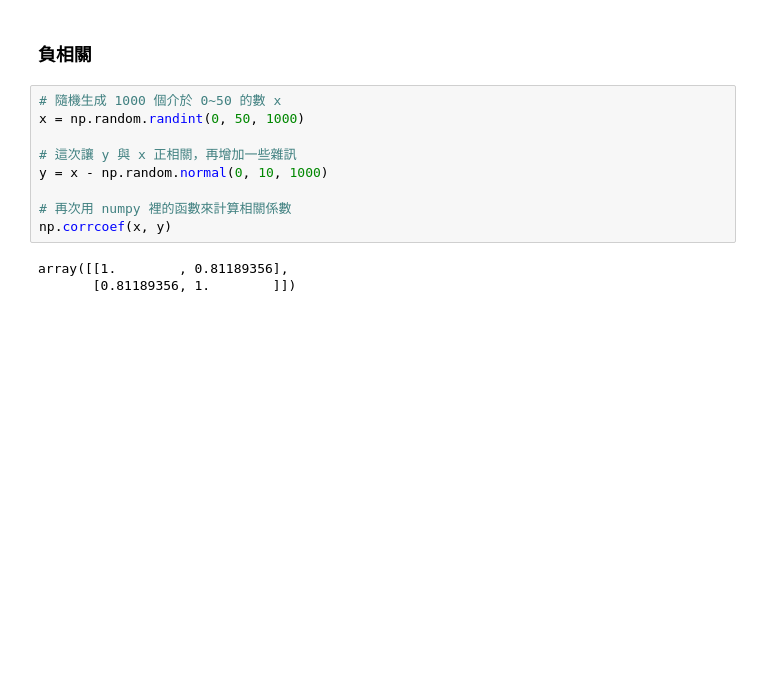
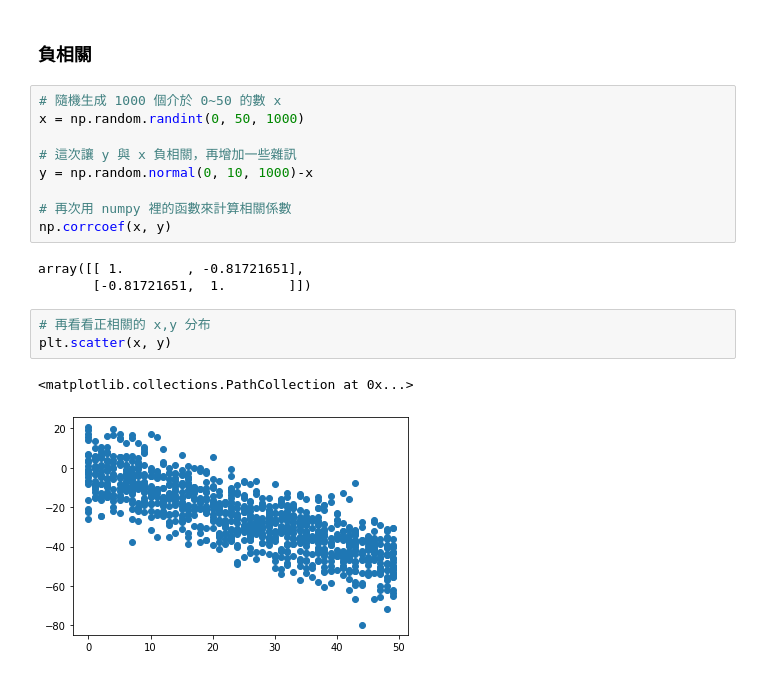
Before and after one commit to DLnovice/4th-ML100Days, a Jupyter notebook: homework/Day_014_HW.ipynb, the cells around one changed output. Cells and saved outputs as stored; diff of their text form; blank space fills up the shorter version.

```diff
--- a/homework/Day_014_HW.ipynb
+++ b/homework/Day_014_HW.ipynb
@@ -60,11 +60,17 @@ plt.scatter(x, y)
 # 隨機生成 1000 個介於 0~50 的數 x
 x = np.random.randint(0, 50, 1000)
 
-# 這次讓 y 與 x 正相關，再增加一些雜訊
-y = x - np.random.normal(0, 10, 1000)
+# 這次讓 y 與 x 負相關，再增加一些雜訊
+y = np.random.normal(0, 10, 1000)-x
 
 # 再次用 numpy 裡的函數來計算相關係數
 np.corrcoef(x, y)
 # %% [output]
-array([[1.        , 0.81189356],
-       [0.81189356, 1.        ]])
+array([[ 1.        , -0.81721651],
+       [-0.81721651,  1.        ]])
+# %%
+# 再看看正相關的 x,y 分布
+plt.scatter(x, y)
+# %% [output]
+<matplotlib.collections.PathCollection at 0x...>
+[figure, added]
```
